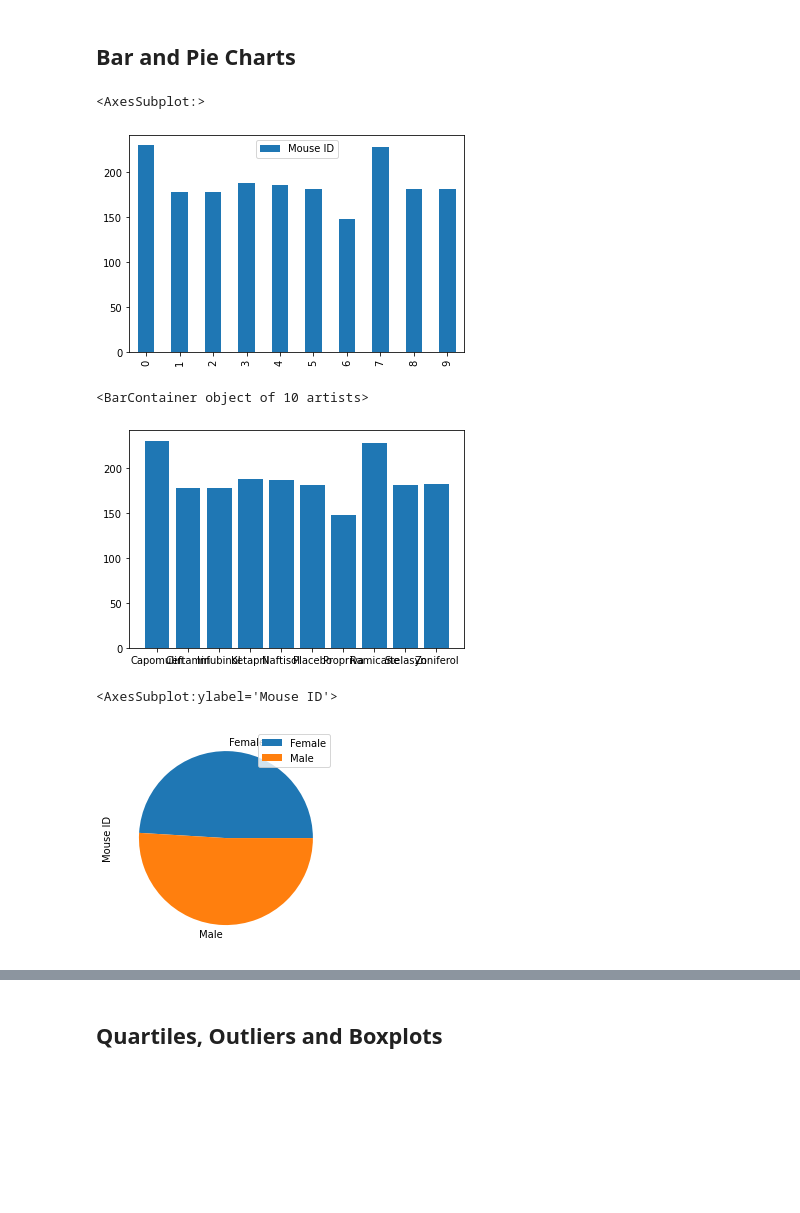
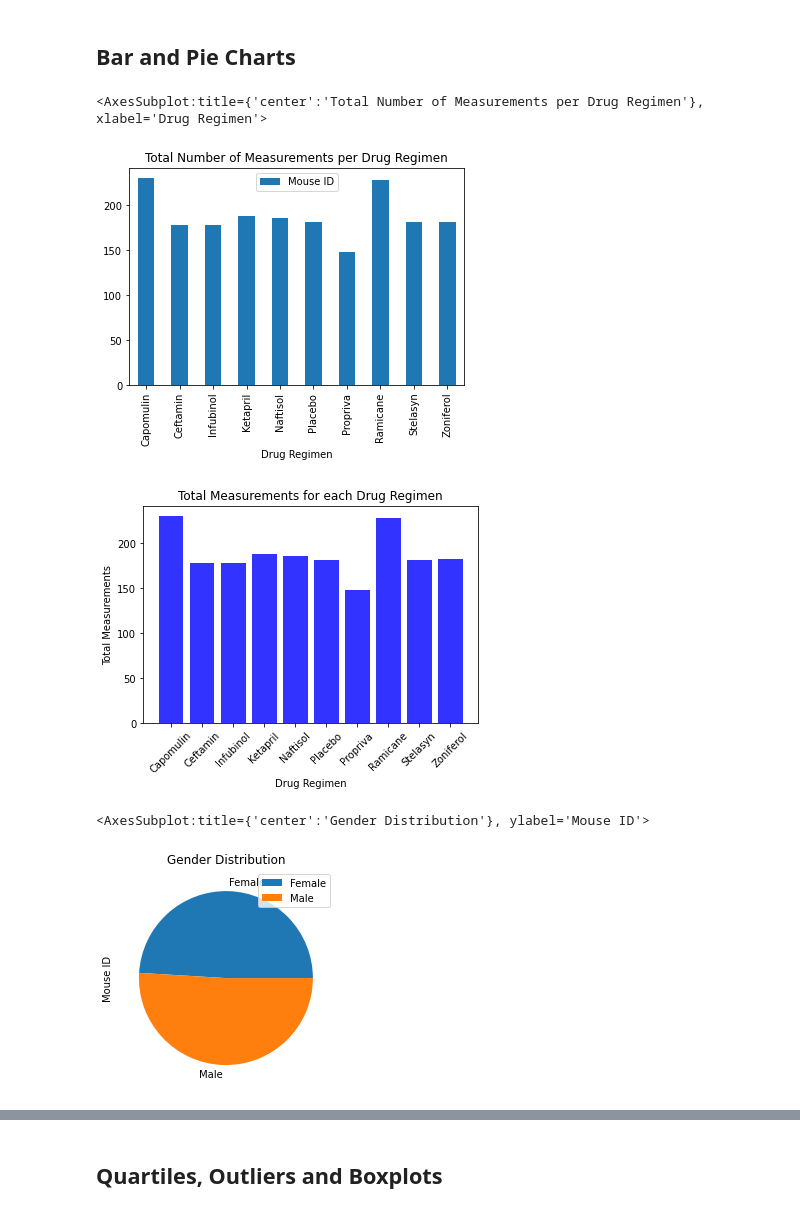
Before and after one commit to knorman123/matplotlib-challenge, a Jupyter notebook: Pymaceuticals/pymaceuticals_starter.ipynb, the cells around one changed output, grey strips where cells are left out. Saved outputs shown, nothing was run; the diff lists cells and outputs as text; code cells hidden in the pictures; blank space fills up the shorter version.

Commit message:
formatted charts

```diff
--- a/Pymaceuticals/pymaceuticals_starter.ipynb
+++ b/Pymaceuticals/pymaceuticals_starter.ipynb
@@ -152,35 +153,38 @@ summary_one_line
 # %%
 # Generate a bar plot showing the total number of measurements taken on each drug regimen using pandas.
 drug_regimens = mouse_research_df.groupby('Drug Regimen')
 #drug_regimens.count()
 total_measurements = pd.DataFrame(drug_regimens.count()['Mouse ID']).reset_index()
 
-#format this
-total_measurements.plot(kind='bar')
+
+total_measurements.plot(kind='bar', title='Total Number of Measurements per Drug Regimen', x = 'Drug Regimen', y = 'Mouse ID')
 # %% [output]
-<AxesSubplot:>
+<AxesSubplot:title={'center':'Total Number of Measurements per Drug Regimen'}, xlabel='Drug Regimen'>
-[figure, old version]
+[figure, new version]
 # %%
 # Generate a bar plot showing the total number of measurements taken on each drug regimen using pyplot.
 
 #format this
 x_values_bar = total_measurements['Drug Regimen']
 y_values_bar = total_measurements['Mouse ID']
-plt.bar(x_values_bar, y_values_bar)
+
+plt.bar(x_values_bar, y_values_bar, color='b', alpha=.8)
+plt.xlabel('Drug Regimen')
+plt.xticks(rotation = 45)
+plt.ylabel('Total Measurements')
+plt.title('Total Number of Measurements for each Drug Regimen')
+plt.show()
 # %% [output]
-<BarContainer object of 10 artists>
-[figure, old version]
+[figure, new version]
 # %%
 # Generate a pie plot showing the distribution of female versus male mice using pandas
 gender = mouse_research_df.groupby(['Sex'])
-#gender.count()
 gender_df = pd.DataFrame(gender.count()).reset_index()
-gender_df
-#format this
-gender_df.groupby(['Sex']).sum().plot(kind='pie', y = 'Mouse ID')
+
+gender_df.groupby(['Sex']).sum().plot(kind='pie', y = 'Mouse ID', title = 'Gender Distribution')
 # %% [output]
-<AxesSubplot:ylabel='Mouse ID'>
+<AxesSubplot:title={'center':'Gender Distribution'}, ylabel='Mouse ID'>
-[figure, old version]
+[figure, new version]
 # %%
 # Generate a pie plot showing the distribution of female versus male mice using pyplot
 gender_types = gender_df['Sex']
```
Also changed, not shown: parts of 9 cells of this notebook.
